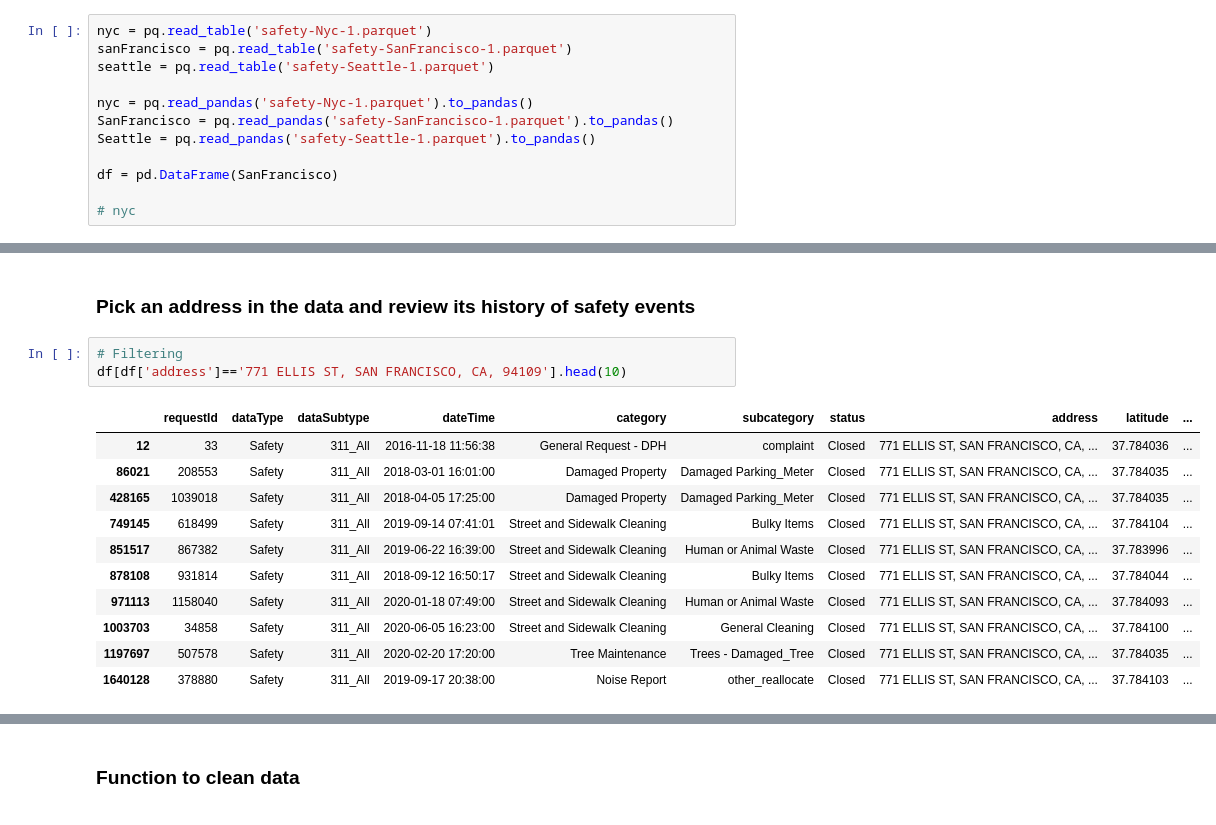
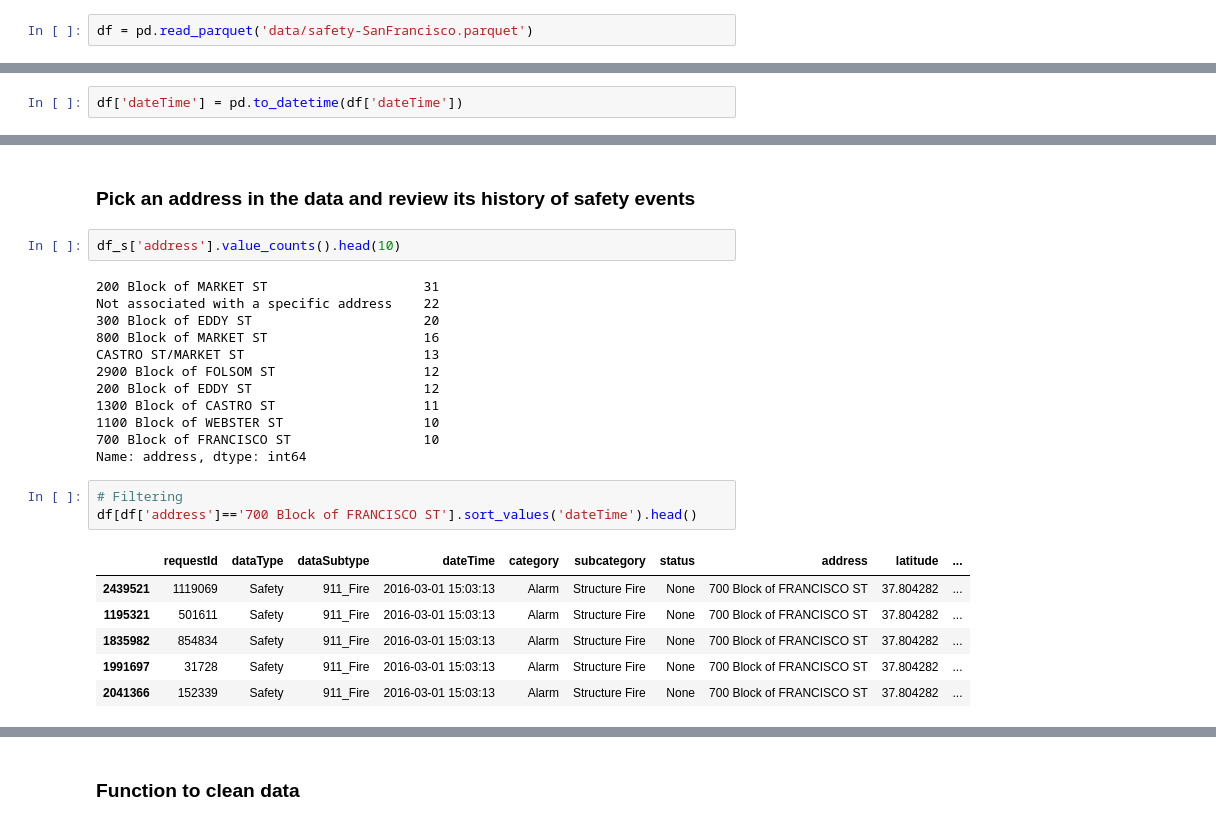
Before and after one commit to Assitan/predicting-urban-events-with-scikit-learn, a Jupyter notebook: satefy-part1.ipynb, the cells around one changed output, grey strips where cells are left out. Saved outputs shown, nothing was run; the diff lists cells and outputs as text.

```diff
--- a/satefy-part1.ipynb
+++ b/satefy-part1.ipynb
@@ -9,14 +29,4 @@ import pyarrow as pa
 import pyarrow.parquet as pq
 from pandas_profiling import ProfileReport
 # %%
-nyc = pq.read_table('safety-Nyc-1.parquet')
-sanFrancisco = pq.read_table('safety-SanFrancisco-1.parquet')
-seattle = pq.read_table('safety-Seattle-1.parquet')
-
-nyc = pq.read_pandas('safety-Nyc-1.parquet').to_pandas()
-SanFrancisco = pq.read_pandas('safety-SanFrancisco-1.parquet').to_pandas()
-Seattle = pq.read_pandas('safety-Seattle-1.parquet').to_pandas()
-
-df = pd.DataFrame(SanFrancisco)
-
-# nyc
+df = pd.read_parquet('data/safety-SanFrancisco.parquet')
@@ -35,0 +68,2 @@ SanFrancisco.head()
+# %%
+df['dateTime'] = pd.to_datetime(df['dateTime'])
@@ -43,17 +104,26 @@ df[df['dateTime']=='2016-06-28'].head()
 # %% [markdown]
 ### Pick an address in the data and review its history of safety events
+# %%
+df_s['address'].value_counts().head(10)
+# %% [output]
+200 Block of MARKET ST                    31
+Not associated with a specific address    22
+300 Block of EDDY ST                      20
+800 Block of MARKET ST                    16
+CASTRO ST/MARKET ST                       13
+2900 Block of FOLSOM ST                   12
+200 Block of EDDY ST                      12
+1300 Block of CASTRO ST                   11
+1100 Block of WEBSTER ST                  10
+700 Block of FRANCISCO ST                 10
+Name: address, dtype: int64
 # %%
 # Filtering
-df[df['address']=='771 ELLIS ST, SAN FRANCISCO, CA, 94109'].head(10)
+df[df['address']=='700 Block of FRANCISCO ST'].sort_values('dateTime').head()
 # %% [output]
 |  | requestId | dataType | dataSubtype | dateTime | category | subcategory | status | address | latitude | ... |
-| 12 | 33 | Safety | 311_All | 2016-11-18 11:56:38 | General Request - DPH | complaint | Closed | 771 ELLIS ST, SAN FRANCISCO, CA, ... | 37.784036 | ... |
-| 86021 | 208553 | Safety | 311_All | 2018-03-01 16:01:00 | Damaged Property | Damaged Parking_Meter | Closed | 771 ELLIS ST, SAN FRANCISCO, CA, ... | 37.784035 | ... |
-| 428165 | 1039018 | Safety | 311_All | 2018-04-05 17:25:00 | Damaged Property | Damaged Parking_Meter | Closed | 771 ELLIS ST, SAN FRANCISCO, CA, ... | 37.784035 | ... |
-| 749145 | 618499 | Safety | 311_All | 2019-09-14 07:41:01 | Street and Sidewalk Cleaning | Bulky Items | Closed | 771 ELLIS ST, SAN FRANCISCO, CA, ... | 37.784104 | ... |
-| 851517 | 867382 | Safety | 311_All | 2019-06-22 16:39:00 | Street and Sidewalk Cleaning | Human or Animal Waste | Closed | 771 ELLIS ST, SAN FRANCISCO, CA, ... | 37.783996 | ... |
-| 878108 | 931814 | Safety | 311_All | 2018-09-12 16:50:17 | Street and Sidewalk Cleaning | Bulky Items | Closed | 771 ELLIS ST, SAN FRANCISCO, CA, ... | 37.784044 | ... |
-| 971113 | 1158040 | Safety | 311_All | 2020-01-18 07:49:00 | Street and Sidewalk Cleaning | Human or Animal Waste | Closed | 771 ELLIS ST, SAN FRANCISCO, CA, ... | 37.784093 | ... |
-| 1003703 | 34858 | Safety | 311_All | 2020-06-05 16:23:00 | Street and Sidewalk Cleaning | General Cleaning | Closed | 771 ELLIS ST, SAN FRANCISCO, CA, ... | 37.784100 | ... |
-| 1197697 | 507578 | Safety | 311_All | 2020-02-20 17:20:00 | Tree Maintenance | Trees - Damaged_Tree | Closed | 771 ELLIS ST, SAN FRANCISCO, CA, ... | 37.784035 | ... |
-| 1640128 | 378880 | Safety | 311_All | 2019-09-17 20:38:00 | Noise Report | other_reallocate | Closed | 771 ELLIS ST, SAN FRANCISCO, CA, ... | 37.784103 | ... |
+| 2439521 | 1119069 | Safety | 911_Fire | 2016-03-01 15:03:13 | Alarm | Structure Fire | None | 700 Block of FRANCISCO ST | 37.804282 | ... |
+| 1195321 | 501611 | Safety | 911_Fire | 2016-03-01 15:03:13 | Alarm | Structure Fire | None | 700 Block of FRANCISCO ST | 37.804282 | ... |
+| 1835982 | 854834 | Safety | 911_Fire | 2016-03-01 15:03:13 | Alarm | Structure Fire | None | 700 Block of FRANCISCO ST | 37.804282 | ... |
+| 1991697 | 31728 | Safety | 911_Fire | 2016-03-01 15:03:13 | Alarm | Structure Fire | None | 700 Block of FRANCISCO ST | 37.804282 | ... |
+| 2041366 | 152339 | Safety | 911_Fire | 2016-03-01 15:03:13 | Alarm | Structure Fire | None | 700 Block of FRANCISCO ST | 37.804282 | ... |
```
Also changed, not shown: parts of 38 cells of this notebook, 1 other file.
